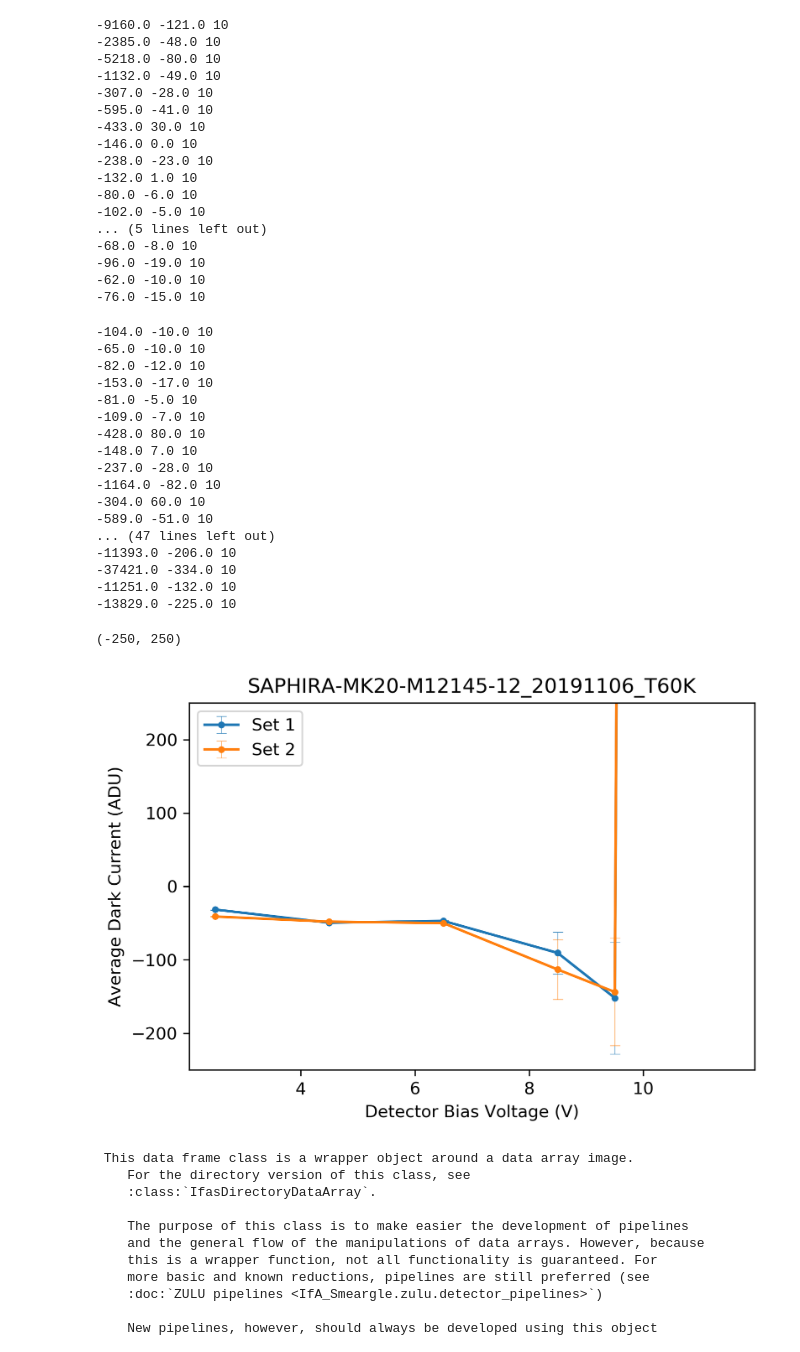
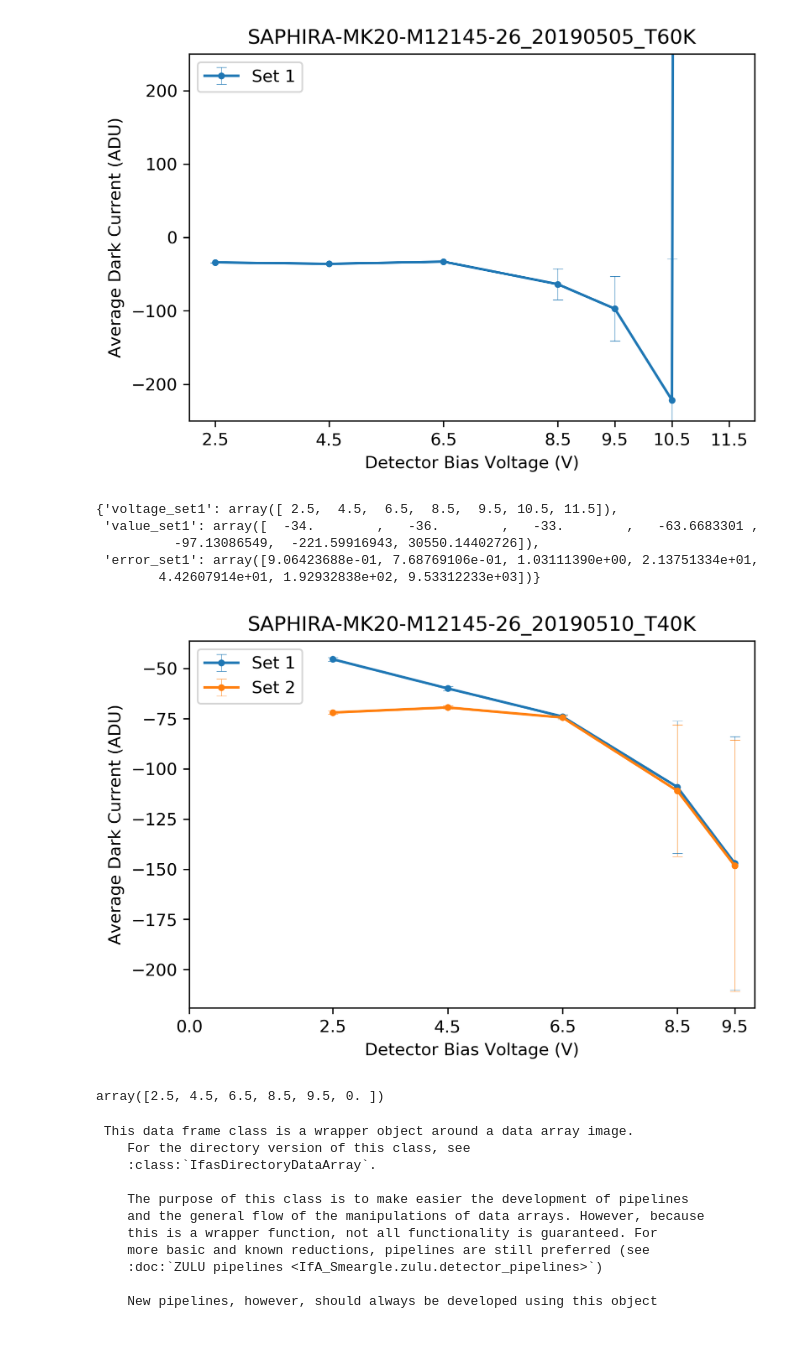
Before and after one commit to psmd-iberutaru/IfA-Smeargle, a Jupyter notebook: Testing.ipynb, the cells around one changed output. Saved outputs shown, nothing was run; the diff lists cells and outputs as text; code cells hidden in the pictures.

```diff
--- a/Testing.ipynb
+++ b/Testing.ipynb
@@ -120,8 +139,10 @@ ifas.bravo.sanitize.same_file_size_sanitization('./Data')
 glob.glob('./Data*.fits')
 # %%
 fig, ax = plt.subplots(dpi=300)
-ax, data_frame = ifas.oscar.volt_plot.plotdir_dark_current_over_voltage('./Data/', figure_axes=ax)
+ax, data_table, data_frame = ifas.oscar.volt_plot.plotdir_dark_current_over_voltage('./Data/', figure_axes=ax)
 
 #ax.set_yscale('log')
 ax.set_ylim((-250,250))
+
+plt.show()
 # %% [output]
@@ -129,36 +149 @@ WARNING: The fit may be unsuccessful; check fit_info['message'] for more informa
--9160.0 -121.0 10
--2385.0 -48.0 10
--5218.0 -80.0 10
--1132.0 -49.0 10
--307.0 -28.0 10
--595.0 -41.0 10
--433.0 30.0 10
--146.0 0.0 10
--238.0 -23.0 10
--132.0 1.0 10
--80.0 -6.0 10
--102.0 -5.0 10
-... (5 lines left out)
--68.0 -8.0 10
--96.0 -19.0 10
--62.0 -10.0 10
--76.0 -15.0 10
--104.0 -10.0 10
--65.0 -10.0 10
--82.0 -12.0 10
--153.0 -17.0 10
--81.0 -5.0 10
--109.0 -7.0 10
--428.0 80.0 10
--148.0 7.0 10
--237.0 -28.0 10
--1164.0 -82.0 10
--304.0 60.0 10
--589.0 -51.0 10
-... (47 lines left out)
--11393.0 -206.0 10
--37421.0 -334.0 10
--11251.0 -132.0 10
--13829.0 -225.0 10
-(-250, 250)
-[figure, old version]
+[figure, new version]
@@ -174,3 +150,35 @@ file_data['detector'][0]
+# %%
+data_table
+# %% [output]
+{'voltage_set1': array([ 2.5,  4.5,  6.5,  8.5,  9.5, 10.5, 11.5]),
+ 'value_set1': array([  -34.        ,   -36.        ,   -33.        ,   -63.6683301 ,
+          -97.13086549,  -221.59916943, 30550.14402726]),
+ 'error_set1': array([9.06423688e-01, 7.68769106e-01, 1.03111390e+00, 2.13751334e+01,
+        4.42607914e+01, 1.92932838e+02, 9.53312233e+03])}
+# %%
+fig2, ax2 = plt.subplots(dpi=300)
+
+ax2.errorbar(data_table['voltage_set1'][0:5], data_table['value_set1'][0:5], yerr=data_table['error_set1'][0:5],
+                    fmt='.-', elinewidth=0.25, capsize=3, capthick=0.25,
+                    label=('Set ' + str(1)))
+ax2.errorbar(data_table['voltage_set2'][0:5], data_table['value_set2'][0:5], yerr=data_table['error_set2'][0:5],
+                    fmt='.-', elinewidth=0.25, capsize=3, capthick=0.25,
+                    label=('Set ' + str(2)))
+
+title=first_run.BravoConfig.detector_name['name']
+ax2.set_title(title)
+ax2.legend(loc='upper left')
+ax2.set_xticks(np.append(data_table['voltage_set1'][0:5], 0))
+ax2.set_xlabel('Detector Bias Voltage (V)')
+ax2.set_ylabel('Average Dark Current (ADU)')
+
+plt.show()
+# %% [output]
+[figure, added]
+# %%
+np.append(data_table['voltage_set1'][0:5], 0)
+# %% [output]
+array([2.5, 4.5, 6.5, 8.5, 9.5, 0. ])
 # %%
 dataframe.query('volt == @voltage_value and voltslope == @voltage_slope')['num']
 # %%
```
Also changed, not shown: parts of 7 cells of this notebook, 6 other files.
